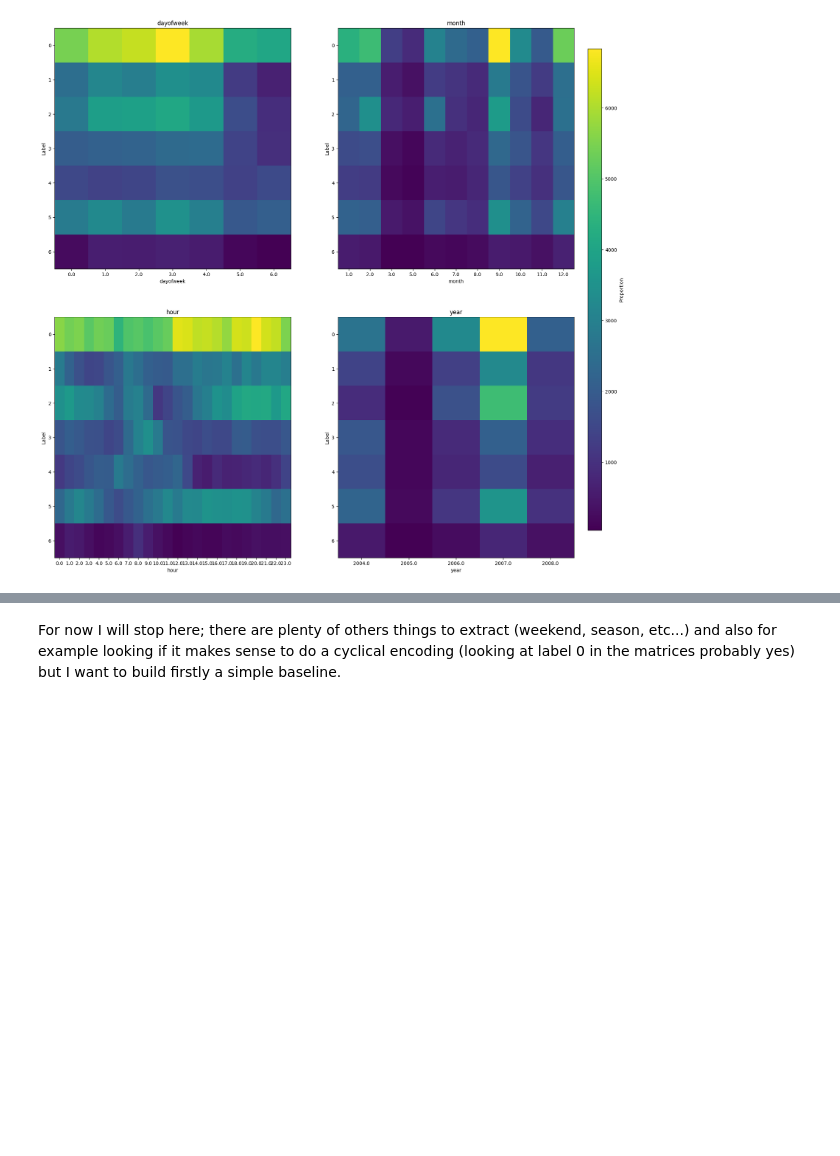
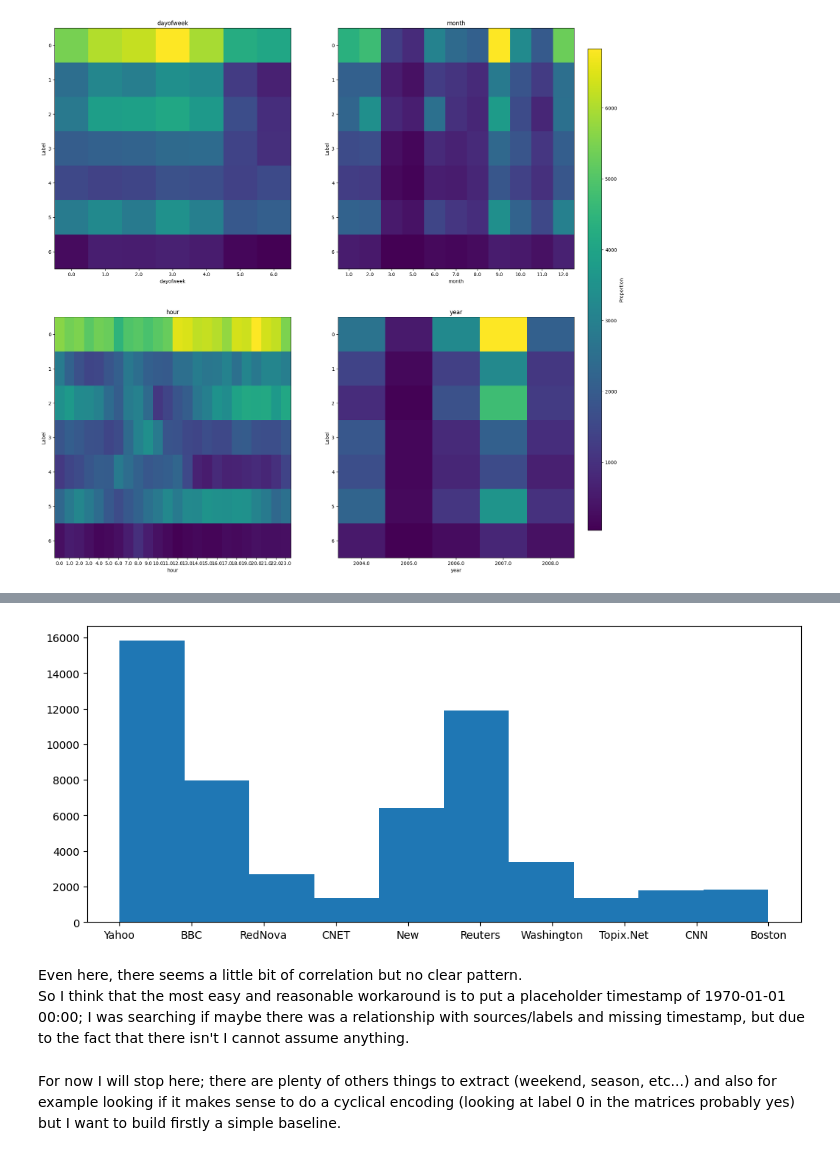
Before and after one commit to g-orlandi/NewsClassifier, a Jupyter notebook: notebooks/time_feat_eng.ipynb, the cells around one changed output, grey strips where cells are left out. Cells and saved outputs as stored; diff of their text form; code cells hidden in the pictures; blank space fills up the shorter version.

```diff
--- a/notebooks/02_time_feat_eng.ipynb
+++ b/notebooks/time_feat_eng.ipynb
@@ -133,2 +214,22 @@ Very small values of p-value means that a correlation do exist, so I will keep t
+# %%
+top_sources = (
+    news_df['source']
+    .value_counts()
+    .head(10)
+    .index
+)
+
+result = news_df.loc[news_df['source'].isin(top_sources)]
+
+import matplotlib.pyplot as plt
+
+fig, ax = plt.subplots(figsize=(12,5))
+
+ax.hist(result['source']);
+# %% [output]
+[figure, added]
+# %% [markdown]
+Even here, there seems a little bit of correlation but no clear pattern.
+So I think that the most easy and reasonable workaround is to put a placeholder timestamp of 1970-01-01 00:00; I was searching if maybe there was a relationship with sources/labels and missing timestamp, but due to the fact that there isn't I cannot assume anything.
 # %% [markdown]
 For now I will stop here; there are plenty of others things to extract (weekend, season, etc...) and also for example looking if it makes sense to do a cyclical encoding (looking at label 0 in the matrices probably yes) but I want to build firstly a simple baseline.
```
Also changed, not shown: parts of 9 cells of this notebook, 13 other files.
